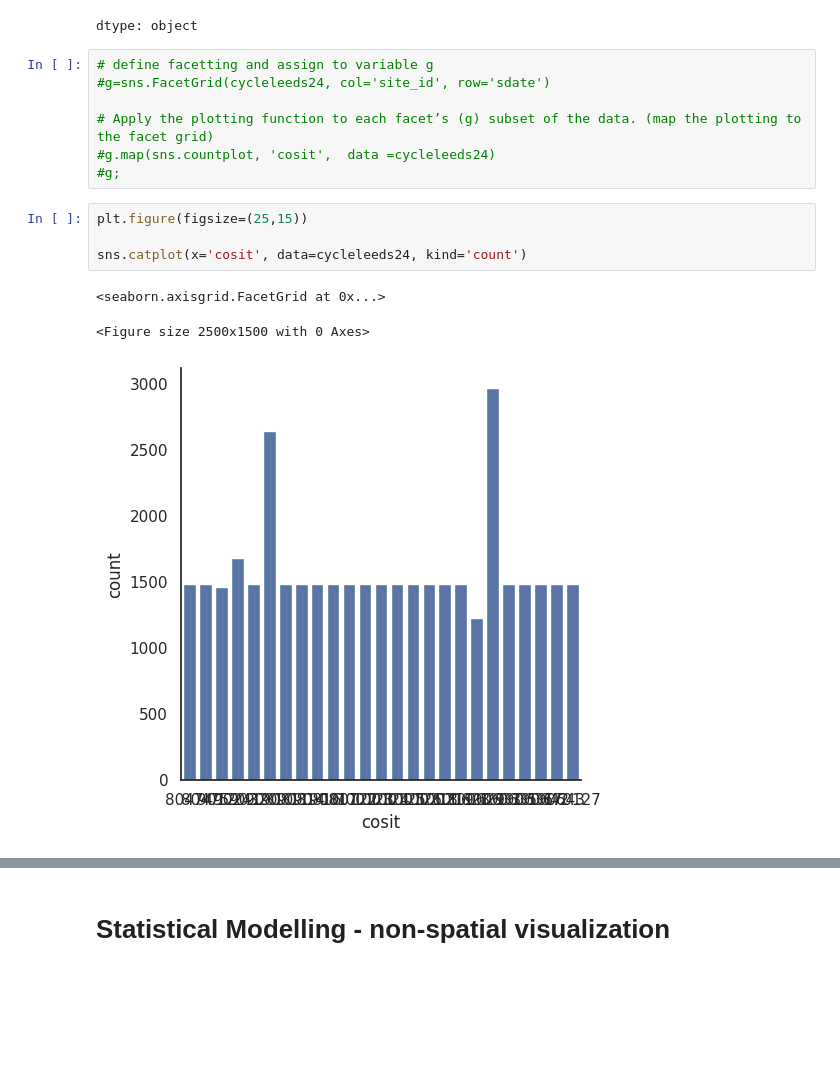
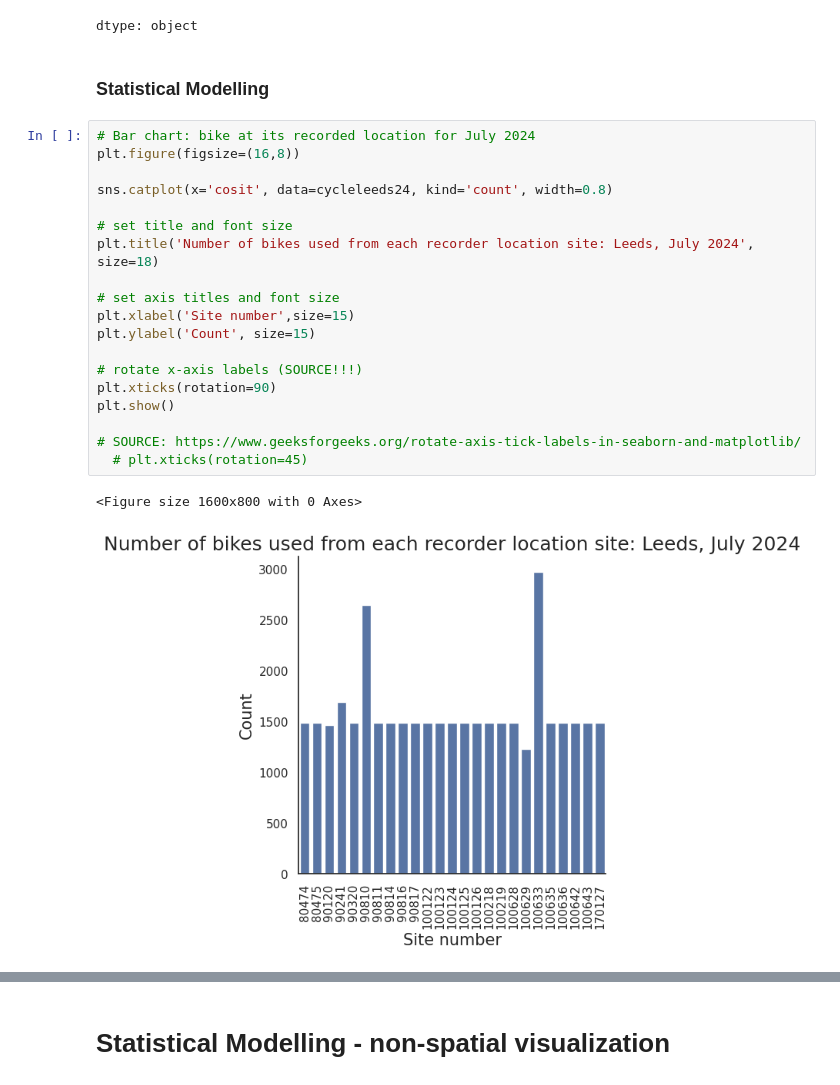
Before and after one commit to shannondill/GEOG5990M, a Jupyter notebook: ThirdDraft_GEOG5990M_FinalProject.ipynb, the cells around one changed output, grey strips where cells are left out. Drawn from its saved outputs; the diff is of its cells as text; blank space fills up the shorter version.

Commit message:
Created using Colab. Statistical modelling

```diff
--- a/ThirdDraft_GEOG5990M_FinalProject.ipynb
+++ b/ThirdDraft_GEOG5990M_FinalProject.ipynb
@@ -337,18 +343,27 @@ cycleleeds24.dtypes
 | latitude | float64 |
 | longitude | float64 |
 dtype: object
-# %%
-# define facetting and assign to variable g
-#g=sns.FacetGrid(cycleleeds24, col='site_id', row='sdate')
-
-# Apply the plotting function to each facet’s (g) subset of the data. (map the plotting to the facet grid)
-#g.map(sns.countplot, 'cosit',  data =cycleleeds24)
-#g;
-# %%
-plt.figure(figsize=(25,15))
-
-sns.catplot(x='cosit', data=cycleleeds24, kind='count')
-# %% [output]
-<seaborn.axisgrid.FacetGrid at 0x...>
-<Figure size 2500x1500 with 0 Axes>
-[figure, removed]
+# %% [markdown]
+### Statistical Modelling
+# %%
+# Bar chart: bike at its recorded location for July 2024
+plt.figure(figsize=(16,8))
+
+sns.catplot(x='cosit', data=cycleleeds24, kind='count', width=0.8)
+
+# set title and font size
+plt.title('Number of bikes used from each recorder location site: Leeds, July 2024', size=18)
+
+# set axis titles and font size
+plt.xlabel('Site number',size=15)
+plt.ylabel('Count', size=15)
+
+# rotate x-axis labels (SOURCE!!!)
+plt.xticks(rotation=90)
+plt.show()
+
+# SOURCE: https://www.geeksforgeeks.org/rotate-axis-tick-labels-in-seaborn-and-matplotlib/
+  # plt.xticks(rotation=45)
+# %% [output]
+<Figure size 1600x800 with 0 Axes>
+[figure, added]
```
Also changed, not shown: parts of 11 cells of this notebook.
